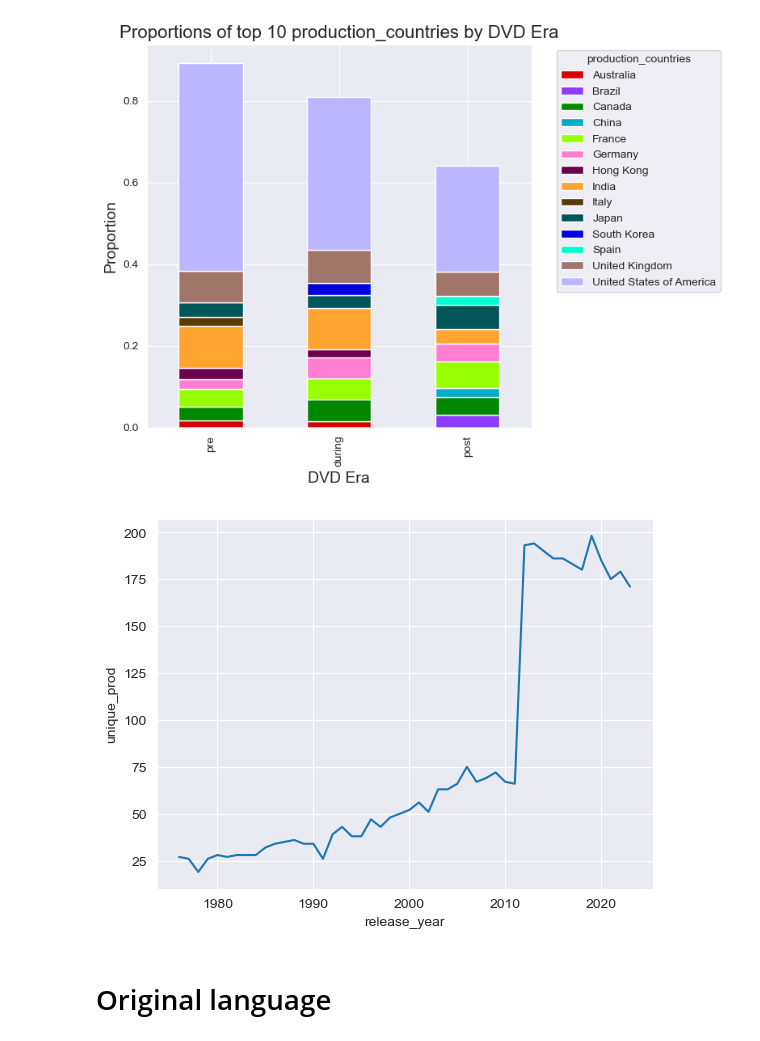
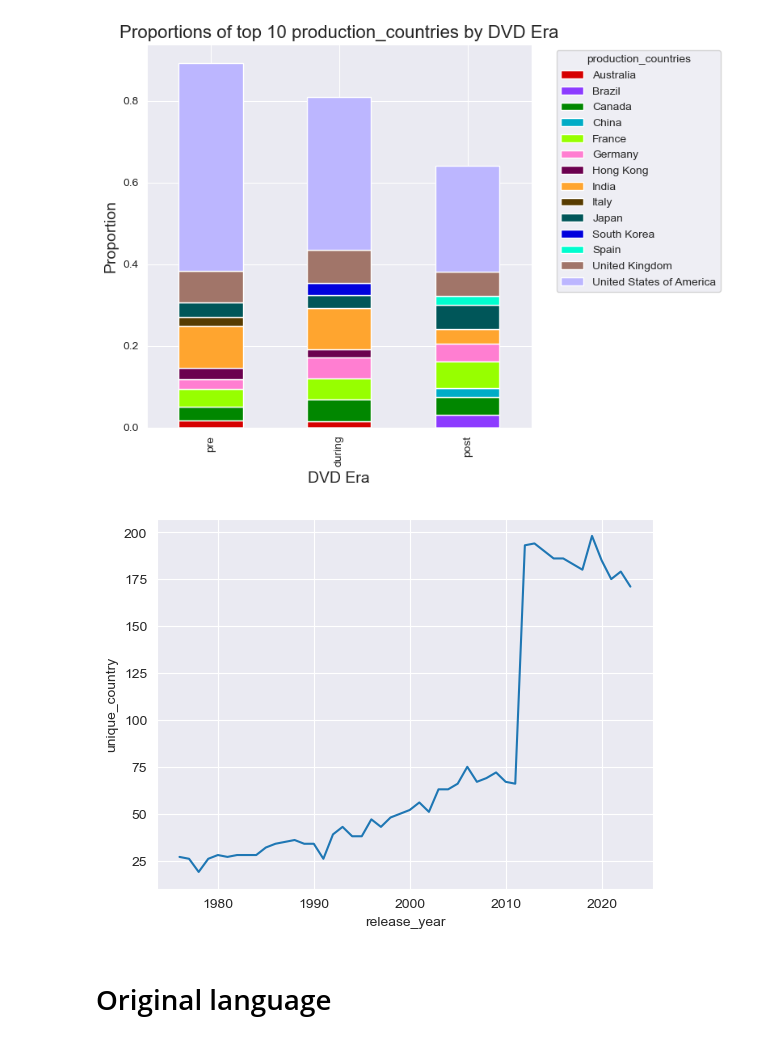
Before and after one commit to epfl-ada/ada-2024-project-databand, a Jupyter notebook: data_overview_CS.ipynb, the cells around one changed output. Cells and saved outputs as stored; diff of their text form; code cells hidden in the pictures.

```diff
--- a/data_overview_CS.ipynb
+++ b/data_overview_CS.ipynb
@@ -49,7 +49,7 @@ after select columns (43915, 5)
 # %%
 # from clean data files, creates a dataframe with CMU + plots & TMDB movies
 %run src/data/process_data.py
-df_combined = create_cmu_tmdb_dataset('data/processed/movies.csv','data/processed/plot_summaries.csv', 'data/processed/TMDB_clean.csv')
+df_combined = create_cmu_tmdb_dataset('data/processed/movies.csv','data/processed/plot_summaries.csv', 'data/processed/TMDB_clean.csv', 'inner')
 # %%
 df_combined.info()
 # %% [output]
@@ -135,11 +135,11 @@ plot_top_proportions_per_era(top_10_prod_countries, 'production_countries', 10)
 # %% [output]
 [figure]
 # %%
-num_production_countries_per_year = df_combined.explode('production_countries').groupby('release_year')['production_countries'].nunique().reset_index(name='unique_prod')
-sns.lineplot(data=num_production_countries_per_year, x='release_year', y='unique_prod')
+num_production_countries_per_year = df_combined.explode('production_countries').groupby('release_year')['production_countries'].nunique().reset_index(name='unique_country')
+sns.lineplot(data=num_production_countries_per_year, x='release_year', y='unique_country')
 plt.show()
 # %% [output]
-[figure, old version]
+[figure, new version]
 # %% [markdown]
 # Original language
 # %%
```
Also changed, not shown: parts of 3 cells of this notebook, 1 other file.
